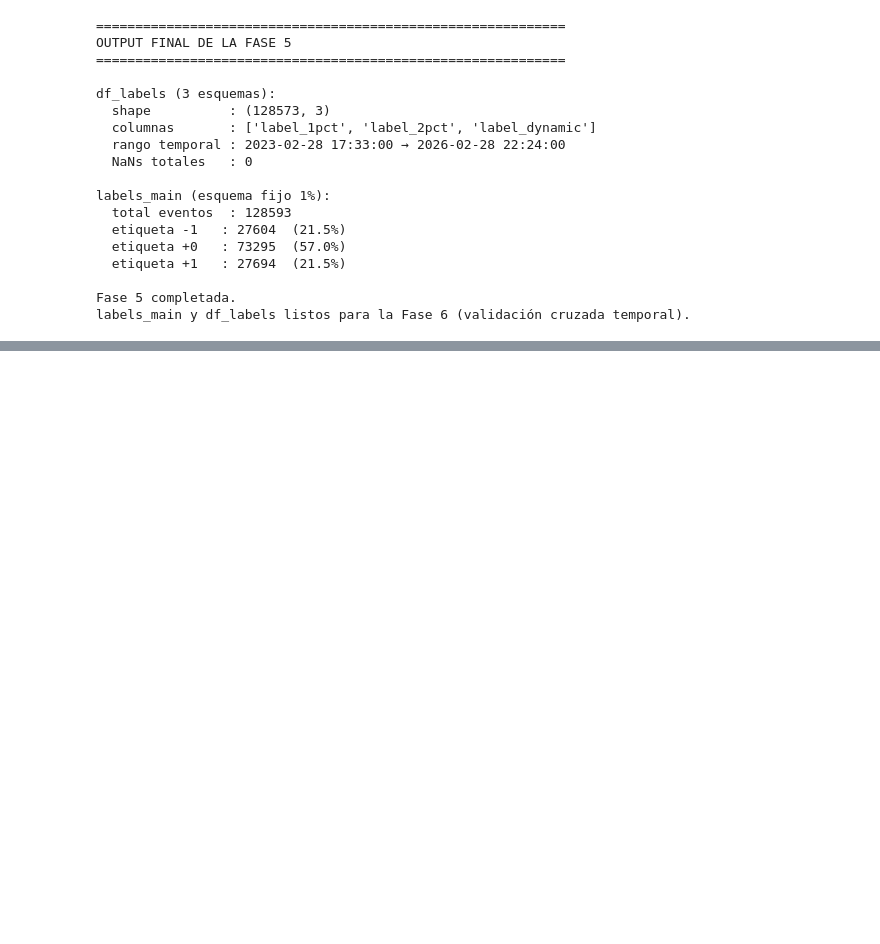
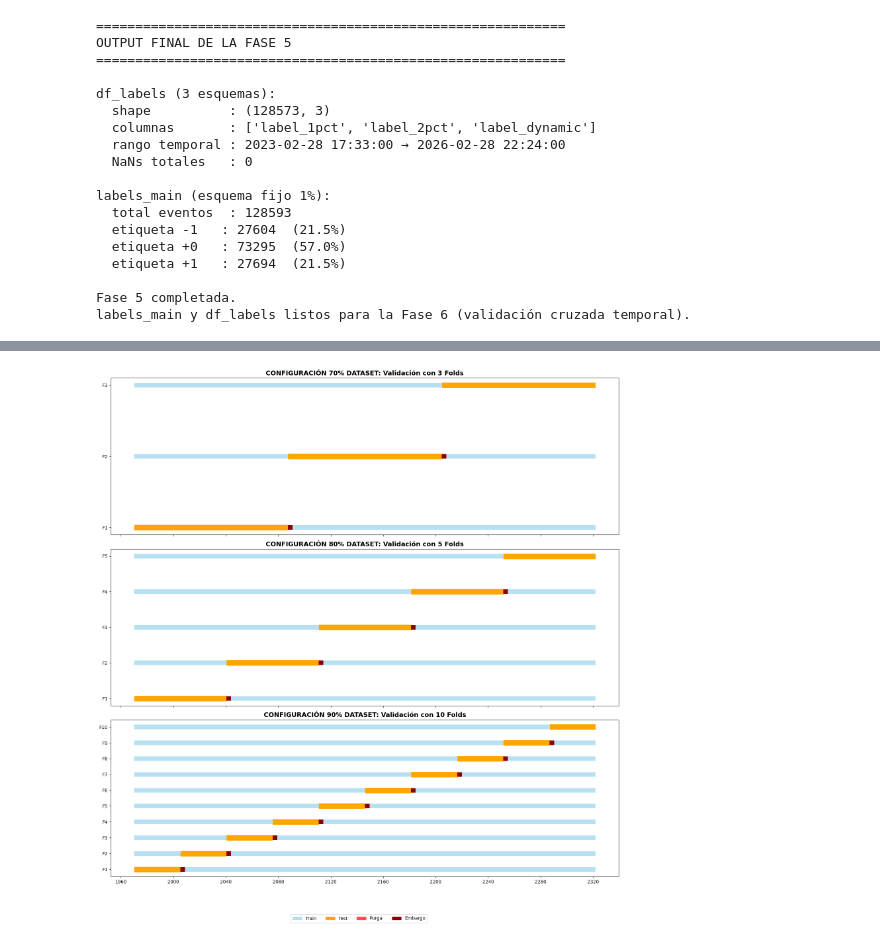
Before and after one commit to Romequinco/TAREA_PROCESADO_DATOS_FINANCIEROS_PARA_MACHINE_LEARNING, a Jupyter notebook: PREPROCESADO_DATOS_FINANCIEROS_.ipynb, the cells around one changed output, grey strips where cells are left out. Saved outputs shown, nothing was run; the diff lists cells and outputs as text; code cells hidden in the pictures; blank space fills up the shorter version.

```diff
--- a/PREPROCESADO_DATOS_FINANCIEROS_.ipynb
+++ b/PREPROCESADO_DATOS_FINANCIEROS_.ipynb
@@ -2891,0 +2575,99 @@ En esta sección se explicará que:
+# %%
+def get_cv_labels_visual(t1, test_idx, pct_embargo=0.01, visual_extra_purge=0.02):
+    """
+    Función auxiliar para calcular los índices de Train, Test, Purga y Embargo.
+    """
+    # Índices numéricos del test
+    test = set(test_idx)
+
+    # Determinamos los límites temporales del test para purgar
+    test_times = t1.iloc[test_idx]
+    test_start = test_times.index.min()
+    test_end = test_times.max() # Basado en t1 (final de la barrera vertical)
+
+    # 1. PURGA (Datos que terminan después de que empiece el test)
+    # Buscamos eventos que empezaron antes del test pero terminan dentro del test
+    purge = set(t1[(t1 > test_start) & (t1.index < test_start)].index)
+
+    # 2. EMBARGO (Datos que empiezan justo después del test)
+    embargo_period = int(len(t1) * pct_embargo)
+    last_test_idx = test_idx[-1]
+    embargo_idx = np.arange(last_test_idx + 1, min(last_test_idx + 1 + embargo_period, len(t1)))
+    embargo = set(embargo_idx)
+
+    # 3. TRAIN (Todo lo que no es test, ni purga, ni embargo)
+    all_indices = set(np.arange(len(t1)))
+    train = all_indices - test - purge - embargo
+
+    # Convertimos a listas para matplotlib
+    return list(train), list(test), list(purge), list(embargo)
+
+def plot_enhanced_cv_proportional(t1, proportions=[0.7, 0.8, 0.9]):
+    # Definimos un número de Folds distinto para cada proporción
+    folds_por_proporcion = {0.7: 3, 0.8: 5, 0.9: 10}
+
+    fig, axes = plt.subplots(len(proportions), 1, figsize=(16, 6 * len(proportions)), sharex=True)
+    c_train, c_test, c_purge, c_embargo = 'skyblue', 'orange', '#ff4d4d', '#8b0000'
+
+    for idx, pct in enumerate(proportions):
+        ax = axes[idx]
+        n_splits = folds_por_proporcion[pct] # Aquí está el cambio clave
+        indices = np.arange(len(t1))
+        kf = KFold(n_splits=n_splits)
+
+        for i, (_, test_idx) in enumerate(kf.split(indices)):
+            train, test, purge, embargo = get_cv_labels_visual(t1, test_idx, pct_embargo=0.01, visual_extra_purge=0.02)
+
+            if train: ax.hlines(i, min(train), max(train), colors=c_train, lw=10, alpha=0.6)
+            if purge: ax.hlines(i, min(purge), max(purge), colors=c_purge, lw=10)
+            if test: ax.hlines(i, min(test), max(test), colors=c_test, lw=12)
+            if embargo: ax.hlines(i, min(embargo), max(embargo), colors=c_embargo, lw=10)
+
+        ax.set_title(f"CONFIGURACIÓN {int(pct*100)}% DATASET: Validación con {n_splits} Folds",
+                     fontsize=14, fontweight='bold')
+        ax.set_yticks(range(n_splits))
+        ax.set_yticklabels([f'F{i+1}' for i in range(n_splits)])
+
+    # Leyenda manual (igual que antes)
+    legend_elements = [
+        mpatches.Patch(color=c_train, alpha=0.6, label='Train'),
+        mpatches.Patch(color=c_test, label='Test'),
+        mpatches.Patch(color=c_purge, label='Purga'),
+        mpatches.Patch(color=c_embargo, label='Embargo')
+    ]
+    fig.legend(handles=legend_elements, loc='lower center', ncol=4, bbox_to_anchor=(0.5, 0.02))
+    plt.tight_layout(rect=[0, 0.08, 1, 0.96])
+    plt.show()
+
+# En este pipeline (Fase 4/5) no existe `events['t1']` como en AFML.
+# Para la visualización, aproximamos `t1` como el timeout vertical de la triple barrera:
+#   t1 = t0 + BARRIER_WINDOW (en nº de barras).
+
+import pandas as pd
+
+if 'df_labels' not in globals():
+    raise RuntimeError("df_labels no está definido; ejecuta antes la Fase 4/5.")
+if 'close' not in globals():
+    raise RuntimeError("`close` no está definido; ejecuta primero la Fase 4/5 (df_bars['close']).")
+
+# Índices de los eventos válidos (ya sin NaNs por dropna)
+_event_starts = df_labels.index
+
+# Posiciones de t0 dentro del índice completo de close
+_pos = close.index.get_indexer(_event_starts)
+if (_pos < 0).any():
+    missing = int((_pos < 0).sum())
+    raise RuntimeError(f"No se pudieron mapear {_event_starts.shape[0]} starts a close.index (faltan {missing}).")
+
+# Timeout vertical: t0 + BARRIER_WINDOW barras
+_end_pos = _pos + BARRIER_WINDOW
+if (_end_pos >= len(close.index)).any():
+    raise RuntimeError("Se intentó acceder a t1 fuera del rango temporal de close (bordes de ventana).")
+_end_times = close.index[_end_pos]
+
+# Series t1 con el mismo índice que los eventos
+_t1_series = pd.Series(_end_times, index=_event_starts)
+
+plot_enhanced_cv_proportional(_t1_series)
+# %% [output]
+[figure, added]
```
Also changed, not shown: parts of 37 cells of this notebook, 1 other file.
